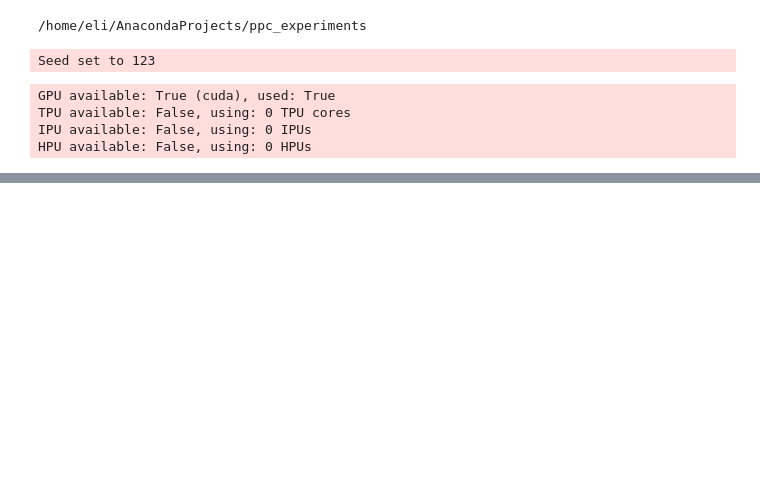
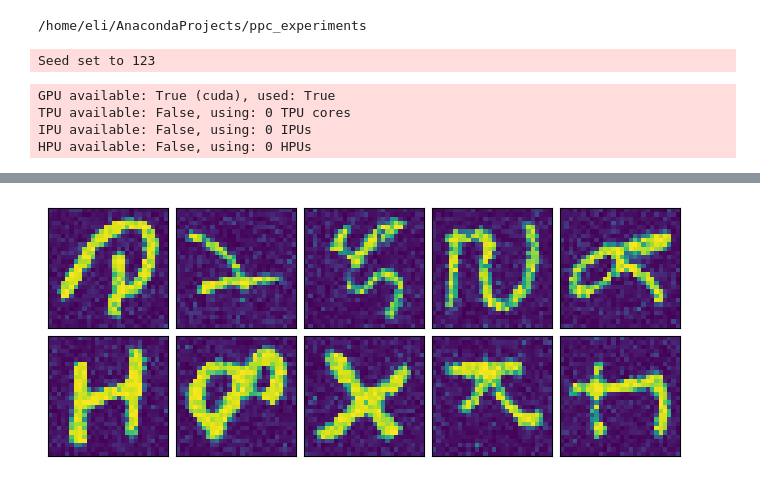
Before and after one commit to esennesh/dcpc_paper, a Jupyter notebook: experiments/ppc_emnist_eval.ipynb, the cells around one changed output, grey strips where cells are left out. Saved outputs shown, nothing was run; the diff lists cells and outputs as text; code cells hidden in the pictures; blank space fills up the shorter version.

```diff
--- a/experiments/ppc_emnist_eval.ipynb
+++ b/experiments/ppc_emnist_eval.ipynb
@@ -59,0 +95,18 @@ for site in model.graph.nodes:
+# %%
+items = torch.randint(0, model._num_train + model._num_valid, (10,))
+posterior = {k: torch.cat((v.detach(), model.particles["valid"][k].detach()), dim=1)
+             for k, v in model.particles["train"].items()}
+posterior = {k: v[:, items].to(device=model.device) for k, v in posterior.items()}
+x_hats = model.graph.predict(B=10, P=model.num_particles, **posterior).mean(dim=0)
+# %%
+fig, axes = plt.subplots(nrows=2, ncols=5, sharex="all", sharey="all", layout="compressed")
+
+for row in range(2):
+    for col in range(5):
+        axes[row, col].imshow(x_hats[row * 5 + col].squeeze().detach().cpu().numpy())
+        axes[row, col].set(xticklabels=[], yticklabels=[], xticks=[], yticks=[])
+
+fig.savefig("ppc_emnist_predictive.pdf", bbox_inches="tight")
+plt.show()
+# %% [output]
+[figure, added]
```
Also changed, not shown: parts of 23 cells of this notebook, 1 other file.
